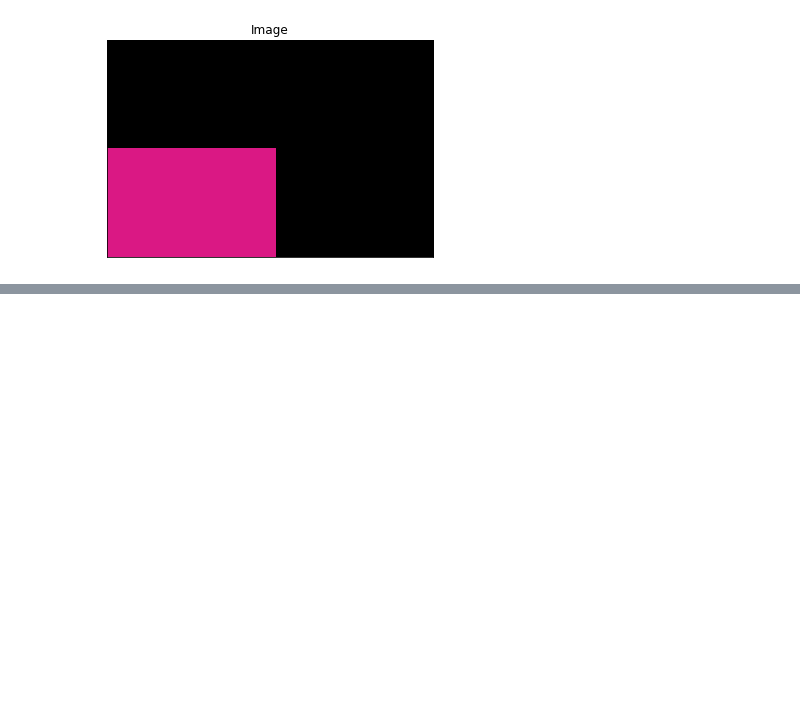
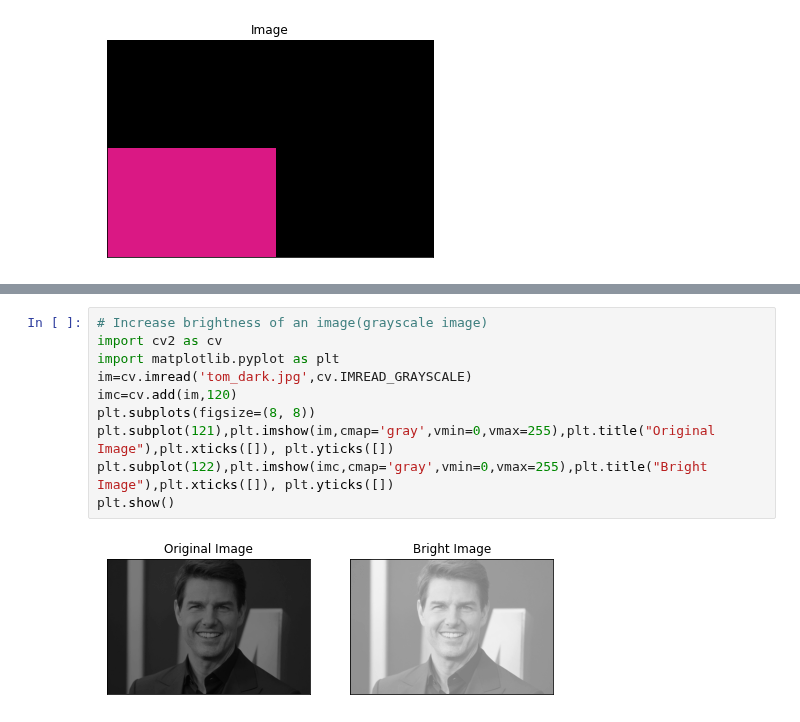
Before and after one commit to Gajaan08/FUNDAMENTALS-OF-IMAGE-PROCESSING, a Jupyter notebook: Exercise/Ex.ipynb, the cells around one changed output, grey strips where cells are left out. Cells and saved outputs as stored; diff of their text form; blank space fills up the shorter version.

```diff
--- a/Exercise/Ex.ipynb
+++ b/Exercise/Ex.ipynb
@@ -141,0 +151,12 @@ im=cv.cvtColor(im,cv.COLOR_BGR2RGB)
+# %%
+# Increase brightness of an image(grayscale image)
+import cv2 as cv
+import matplotlib.pyplot as plt
+im=cv.imread('tom_dark.jpg',cv.IMREAD_GRAYSCALE)
+imc=cv.add(im,120)
+plt.subplots(figsize=(8, 8))
+plt.subplot(121),plt.imshow(im,cmap='gray',vmin=0,vmax=255),plt.title("Original Image"),plt.xticks([]), plt.yticks([])
+plt.subplot(122),plt.imshow(imc,cmap='gray',vmin=0,vmax=255),plt.title("Bright Image"),plt.xticks([]), plt.yticks([])
+plt.show()
+# %% [output]
+[figure, added]
```
Also changed, not shown: parts of 2 cells of this notebook, 2 other files.
